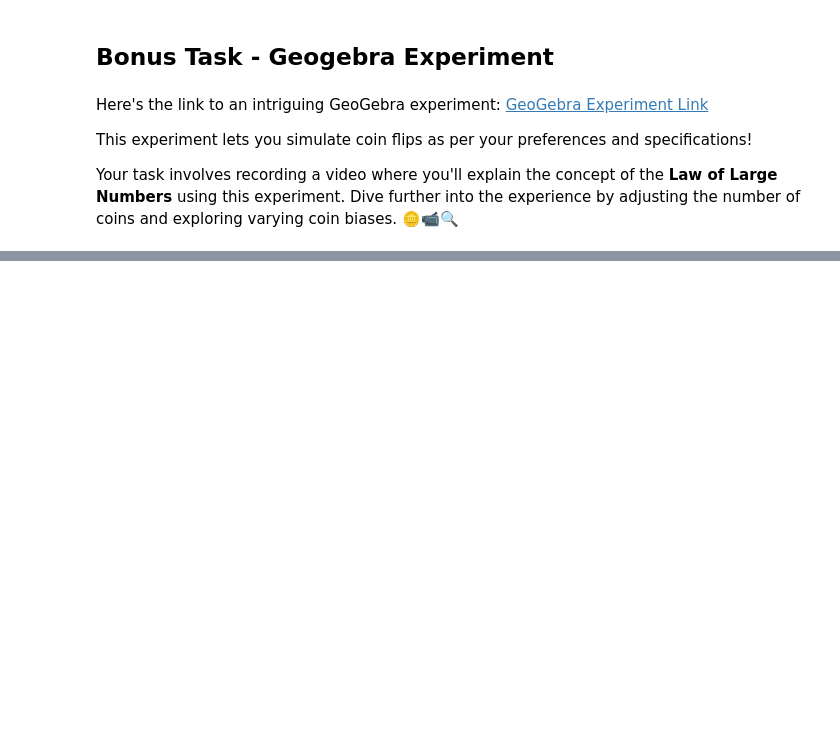
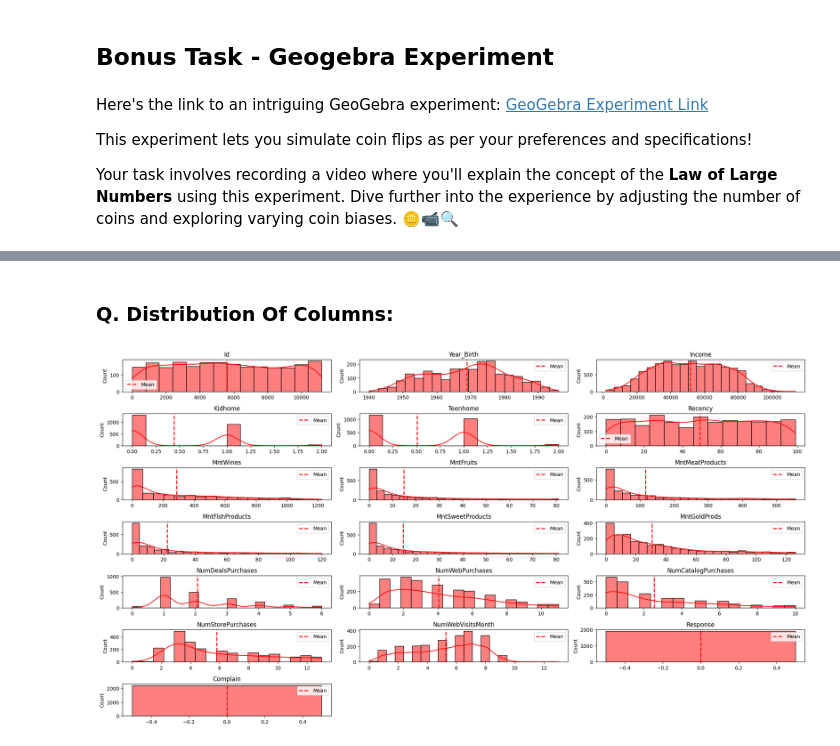
Before and after one commit to shubham-maral/Applied-Statistics-Project, a Jupyter notebook: Applied_Statistics_Project_Shubham_Maral_.ipynb, the cells around one changed output, grey strips where cells are left out. Cells and saved outputs as stored; diff of their text form; code cells hidden in the pictures; blank space fills up the shorter version.

```diff
--- a/Applied_Statistics_Project_Shubham_Maral_.ipynb
+++ b/Applied_Statistics_Project_Shubham_Maral_.ipynb
@@ -107,0 +385,4 @@ Your task involves recording a video where you'll explain the concept of the **L
+# %%
+# Numeric Feature
+numeric_features= df.select_dtypes(exclude='object')
+numeric_features.info()
@@ -107,0 +428,30 @@ Your task involves recording a video where you'll explain the concept of the **L
+# %% [markdown]
+### Q. Distribution Of Columns:
+# %%
+plt.figure(figsize=(20, 12))
+
+for i, col in enumerate(numeric_features.columns, start=1):
+    plt.subplot(8, 3, i)
+
+    # Define a function to remove outliers based on IQR
+    def remove_outliers(data):
+        Q1 = data.quantile(0.25)
+        Q3 = data.quantile(0.75)
+        IQR = Q3 - Q1
+        lower_bound = Q1 - 1.5 * IQR
+        upper_bound = Q3 + 1.5 * IQR
+        return data[(data >= lower_bound) & (data <= upper_bound)]
+
+    # Remove outliers and create a histogram with KDE and mean line
+    data_without_outliers = remove_outliers(df[col])
+    sns.histplot(data_without_outliers, color='red', kde=True)
+    plt.axvline(data_without_outliers.mean(), color='red', linestyle='dashed', linewidth=2, label='Mean')
+    plt.title(f'{col}')
+    plt.xlabel('')
+    plt.legend()
+
+# Adjust subplot layout
+plt.tight_layout()
+plt.show()
+# %% [output]
+[figure, added]
```
Also changed, not shown: parts of 70 cells of this notebook.
